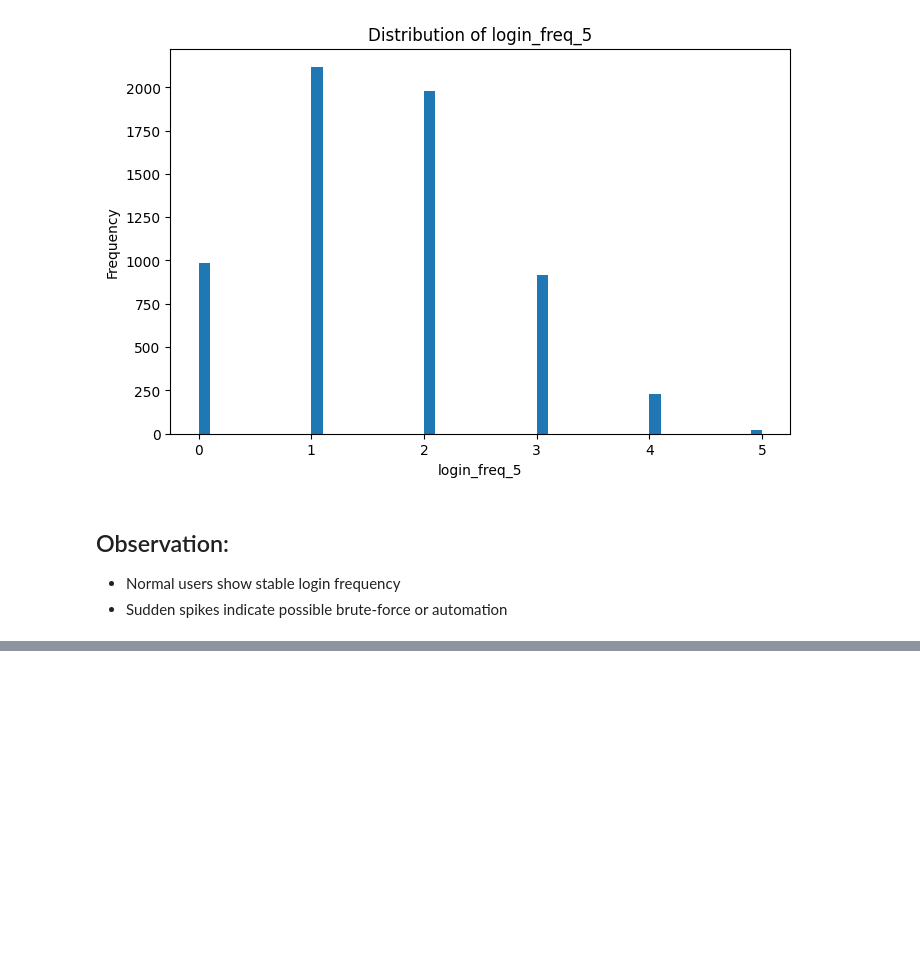
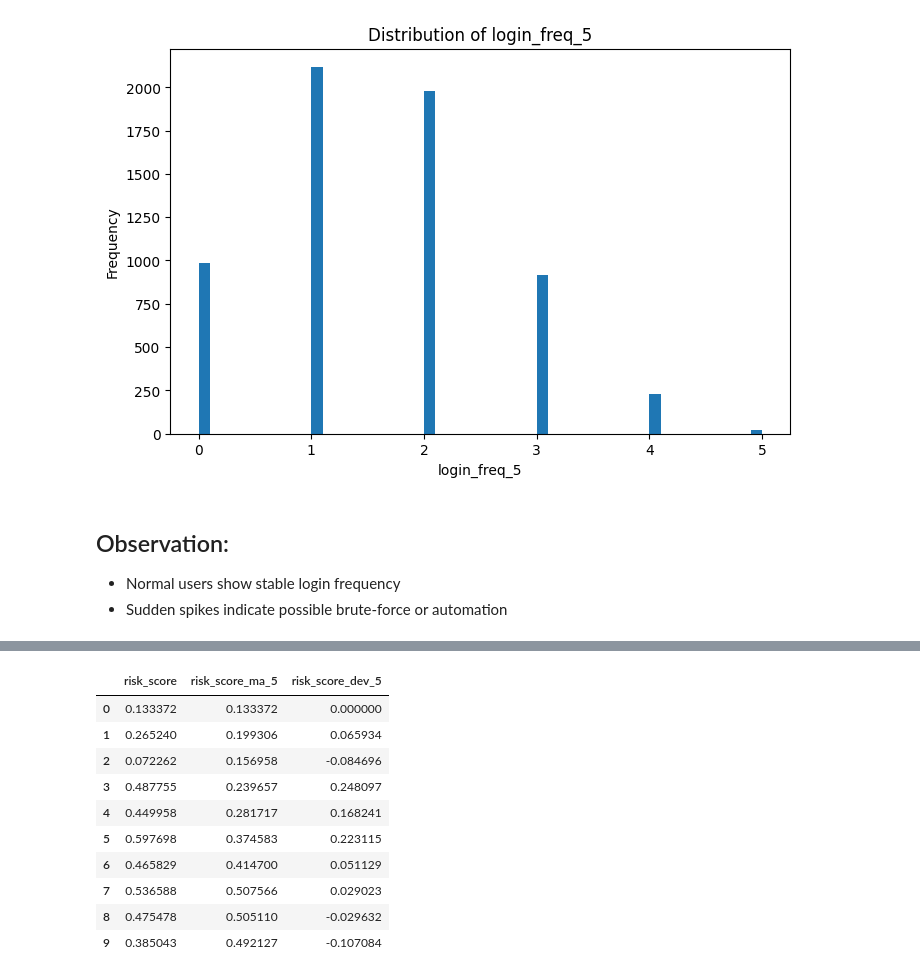
Before and after one commit to 0x0allenace/security-anomaly-project, a Jupyter notebook: notebooks/exploration.ipynb, the cells around one changed output, grey strips where cells are left out. Saved outputs shown, nothing was run; the diff lists cells and outputs as text; code cells hidden in the pictures; blank space fills up the shorter version.

```diff
--- a/notebooks/exploration.ipynb
+++ b/notebooks/exploration.ipynb
@@ -289,0 +424,15 @@ plot_distribution(df, "login_freq_5")
+# %%
+df = add_moving_averages(df, window=5)
+df[['risk_score', 'risk_score_ma_5', 'risk_score_dev_5']].head(10)
+# %% [output]
+|  | risk_score | risk_score_ma_5 | risk_score_dev_5 |
+| 0 | 0.133372 | 0.133372 | 0.000000 |
+| 1 | 0.265240 | 0.199306 | 0.065934 |
+| 2 | 0.072262 | 0.156958 | -0.084696 |
+| 3 | 0.487755 | 0.239657 | 0.248097 |
+| 4 | 0.449958 | 0.281717 | 0.168241 |
+| 5 | 0.597698 | 0.374583 | 0.223115 |
+| 6 | 0.465829 | 0.414700 | 0.051129 |
+| 7 | 0.536588 | 0.507566 | 0.029023 |
+| 8 | 0.475478 | 0.505110 | -0.029632 |
+| 9 | 0.385043 | 0.492127 | -0.107084 |
```
Also changed, not shown: parts of 29 cells of this notebook, 5 other files.
